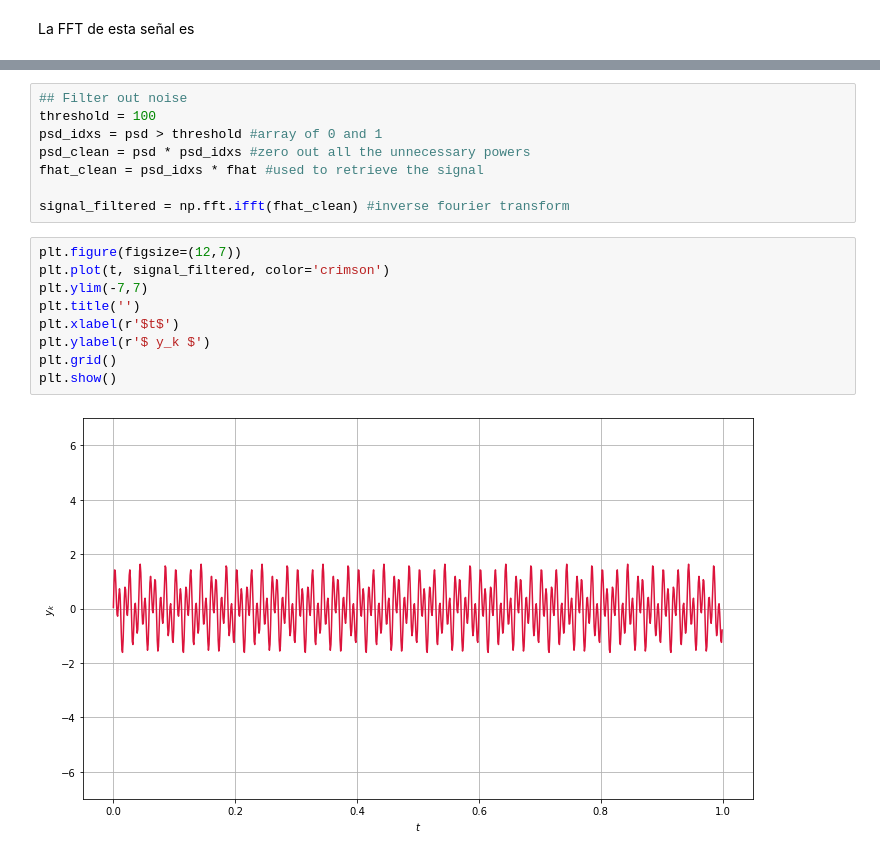
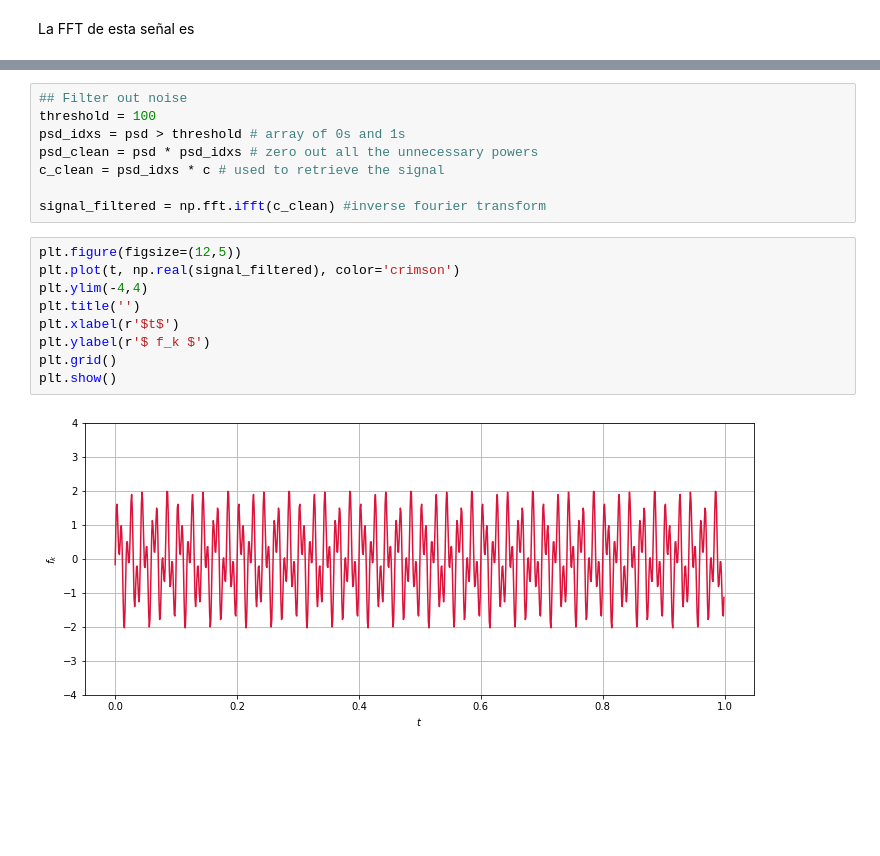
Before and after one commit to ashcat2005/ComputationalAstrophysics2022, a Jupyter notebook: 05. Transformada Fourier/01. Transformada de Fourier.ipynb, the cells around one changed output, grey strips where cells are left out. Drawn from its saved outputs; the diff is of its cells as text; blank space fills up the shorter version.

Commit message:
Transformadas de Fourier Actualizadas

```diff
--- a/05. Transformada Fourier/01. Transformada de Fourier.ipynb
+++ b/05. Transformada Fourier/01. Transformada de Fourier.ipynb
@@ -343,22 +342,22 @@ plt.show()
 # %%
 ## Filter out noise
 threshold = 100
-psd_idxs = psd > threshold #array of 0 and 1
-psd_clean = psd * psd_idxs #zero out all the unnecessary powers
-fhat_clean = psd_idxs * fhat #used to retrieve the signal
+psd_idxs = psd > threshold # array of 0s and 1s
+psd_clean = psd * psd_idxs # zero out all the unnecessary powers
+c_clean = psd_idxs * c # used to retrieve the signal
 
-signal_filtered = np.fft.ifft(fhat_clean) #inverse fourier transform
+signal_filtered = np.fft.ifft(c_clean) #inverse fourier transform
 # %%
-plt.figure(figsize=(12,7))
-plt.plot(t, signal_filtered, color='crimson')
-plt.ylim(-7,7)
+plt.figure(figsize=(12,5))
+plt.plot(t, np.real(signal_filtered), color='crimson')
+plt.ylim(-4,4)
 plt.title('')
 plt.xlabel(r'$t$')
-plt.ylabel(r'$ y_k $')
+plt.ylabel(r'$ f_k $')
 plt.grid()
 plt.show()
 # %% [output]
-[figure, old version]
+[figure, new version]
 # %%
 plt.figure(figsize=(12,7))
 #plt.plot(t, signal, color='cornflowerblue', label='Señal+Ruido')
```
Also changed, not shown: parts of 4 cells of this notebook, 1 other file.
